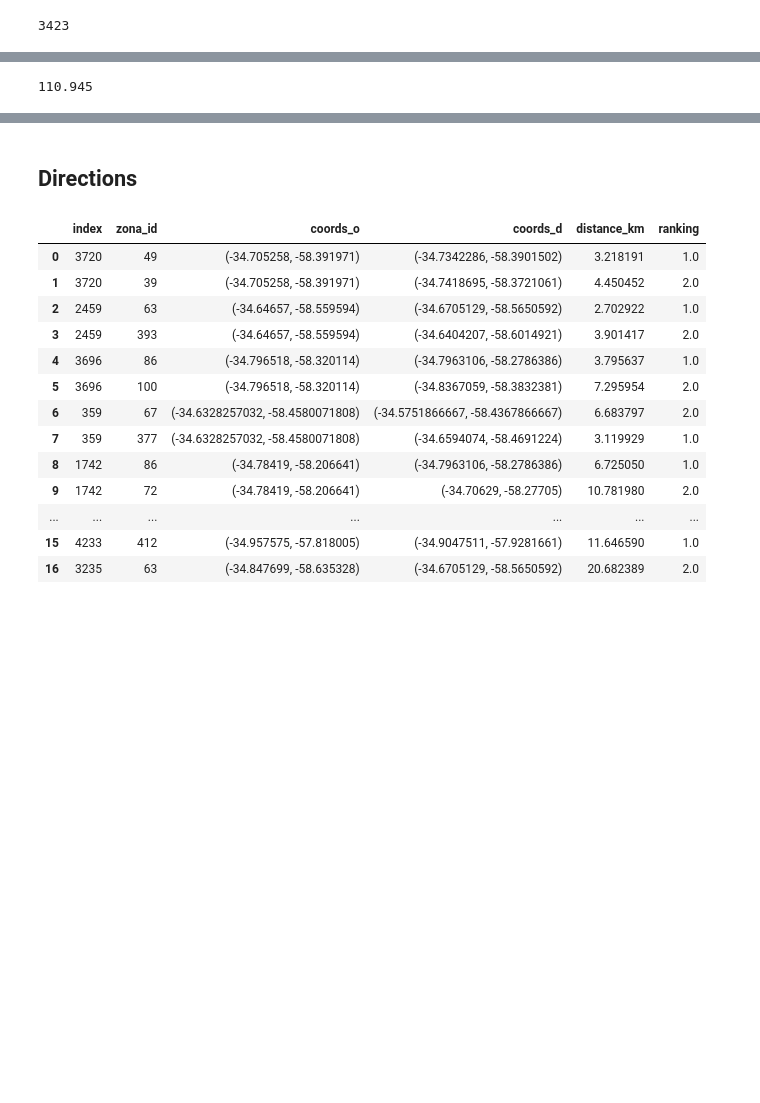
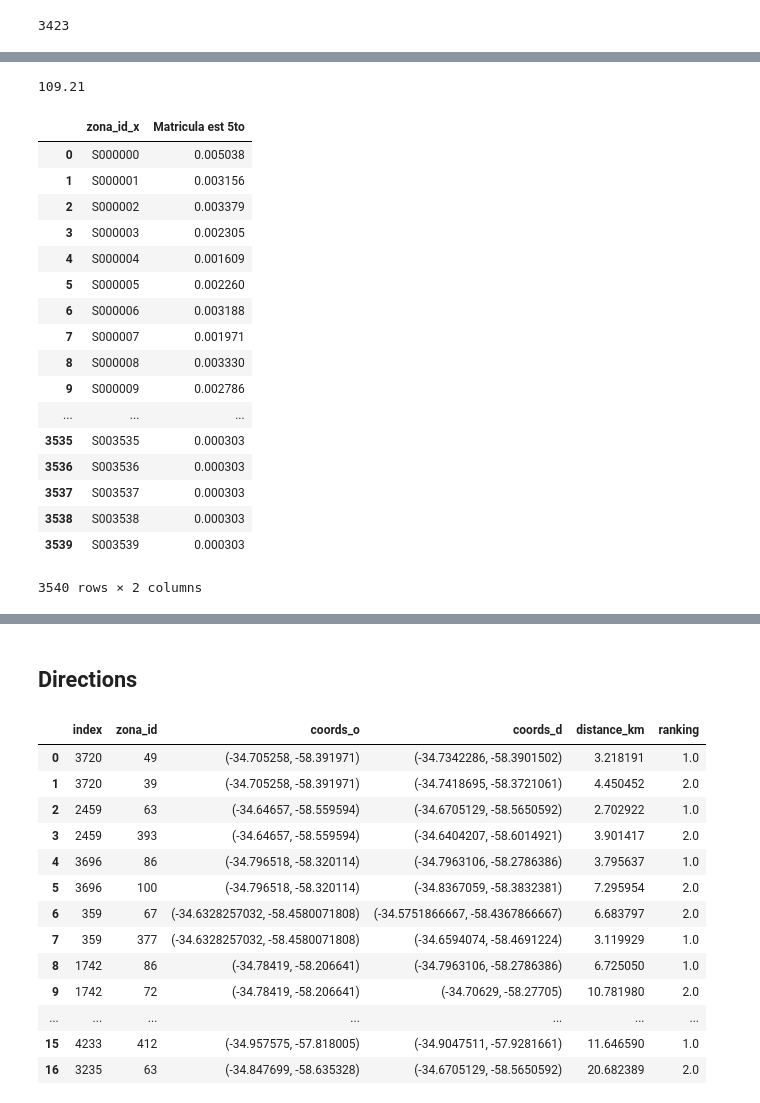
Before and after one commit to matuteiglesias/datosARG_Educacion, a Jupyter notebook: Routing.ipynb, the cells around one changed output, grey strips where cells are left out. Drawn from its saved outputs; the diff is of its cells as text; code cells hidden in the pictures; blank space fills up the shorter version.

```diff
--- a/Routing.ipynb
+++ b/Routing.ipynb
@@ -149,7 +130,32 @@ len(pd.concat(results)[['zona_id_x', 'zona_id_y']].drop_duplicates())
-# %%
-22.189*5.
-# %% [output]
-110.945
+# %%
+# Costo en USD de las directions
+_*5./1000
+# %% [output]
+109.21
+# %%
+pd.concat(results).merge(estudiantesxzona)
+estudiantesxzona =
+# estudiantesxzona = escuelas[['zona_id_x', 'Matricula est 5to']].groupby('zona_id_x').sum()
+# estudiantesxzona_wt = (estudiantesxzona/estudiantesxzona.sum()).reset_index()
+# %% [output]
+|  | zona_id_x | Matricula est 5to |
+| 0 | S000000 | 0.005038 |
+| 1 | S000001 | 0.003156 |
+| 2 | S000002 | 0.003379 |
+| 3 | S000003 | 0.002305 |
+| 4 | S000004 | 0.001609 |
+| 5 | S000005 | 0.002260 |
+| 6 | S000006 | 0.003188 |
+| 7 | S000007 | 0.001971 |
+| 8 | S000008 | 0.003330 |
+| 9 | S000009 | 0.002786 |
+| ... | ... | ... |
+| 3535 | S003535 | 0.000303 |
+| 3536 | S003536 | 0.000303 |
+| 3537 | S003537 | 0.000303 |
+| 3538 | S003538 | 0.000303 |
+| 3539 | S003539 | 0.000303 |
+3540 rows × 2 columns
 # %%
 pd.concat(results).groupby(['Temas', 'Year'])['distance_km'].describe().round(1)
 # %% [output]
```
Also changed, not shown: parts of 5 cells of this notebook, 5 other files.
